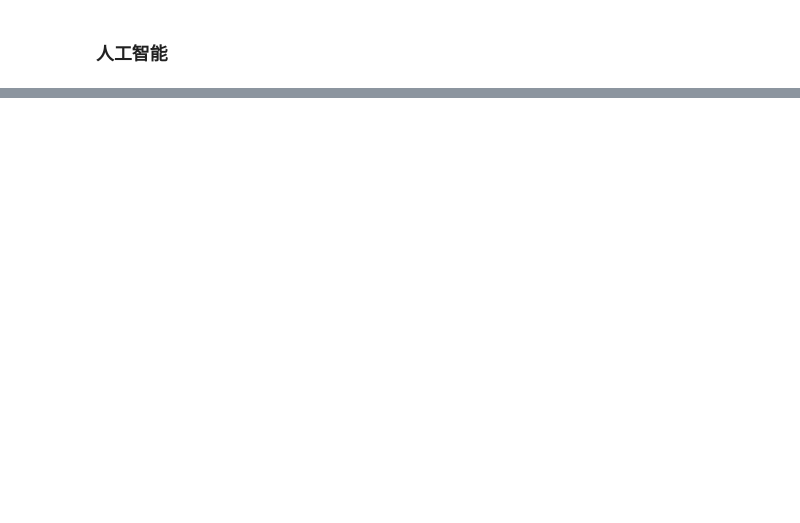
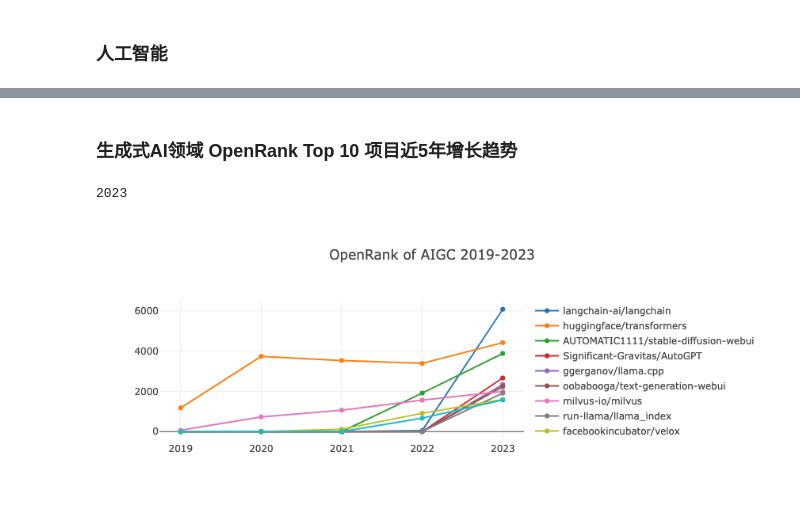
Before and after one commit to PureNatural/open-digger, a Jupyter notebook: notebook/China_open_source_techinical_report_2023.ipynb, the cells around one changed output, grey strips where cells are left out. Drawn from its saved outputs; the diff is of its cells as text; code cells hidden in the pictures; blank space fills up the shorter version.

```diff
--- a/notebook/China_open_source_techinical_report_2023.ipynb
+++ b/notebook/China_open_source_techinical_report_2023.ipynb
@@ -255,0 +350,22 @@ openDigger.index.openrank.getRepoOpenrank({
+# %% [markdown]
+### 生成式AI领域 OpenRank Top 10 项目近5年增长趋势
+# %%
+var startYear = 2019; year = 2023;
+var years = Array.from({ length: year - startYear + 1 }, (_, i) => i + startYear); // [2018, 2019, 2020, 2021, 2023]
+# %% [output]
+2023
+# %%
+openDigger.index.openrank.getRepoOpenrank({
+    startYear, endYear: year, startMonth: 1, endMonth: 12,
+    groupTimeRange: 'year', order: 'DESC', labelIntersect: [':technology/ai/generative_ai'], limit: 10
+}).then(data => {
+    openDigger.render.plotly(data.map(row => {
+        return {
+            x: years,
+            y: row.openrank,
+            name: row.name
+        };
+    }), {title: `OpenRank of AIGC 2019-2023`, xaxis: { type: 'category' }});
+});
+# %% [output]
+[figure, added]
```
Also changed, not shown: parts of 62 cells of this notebook, 1 other file.
